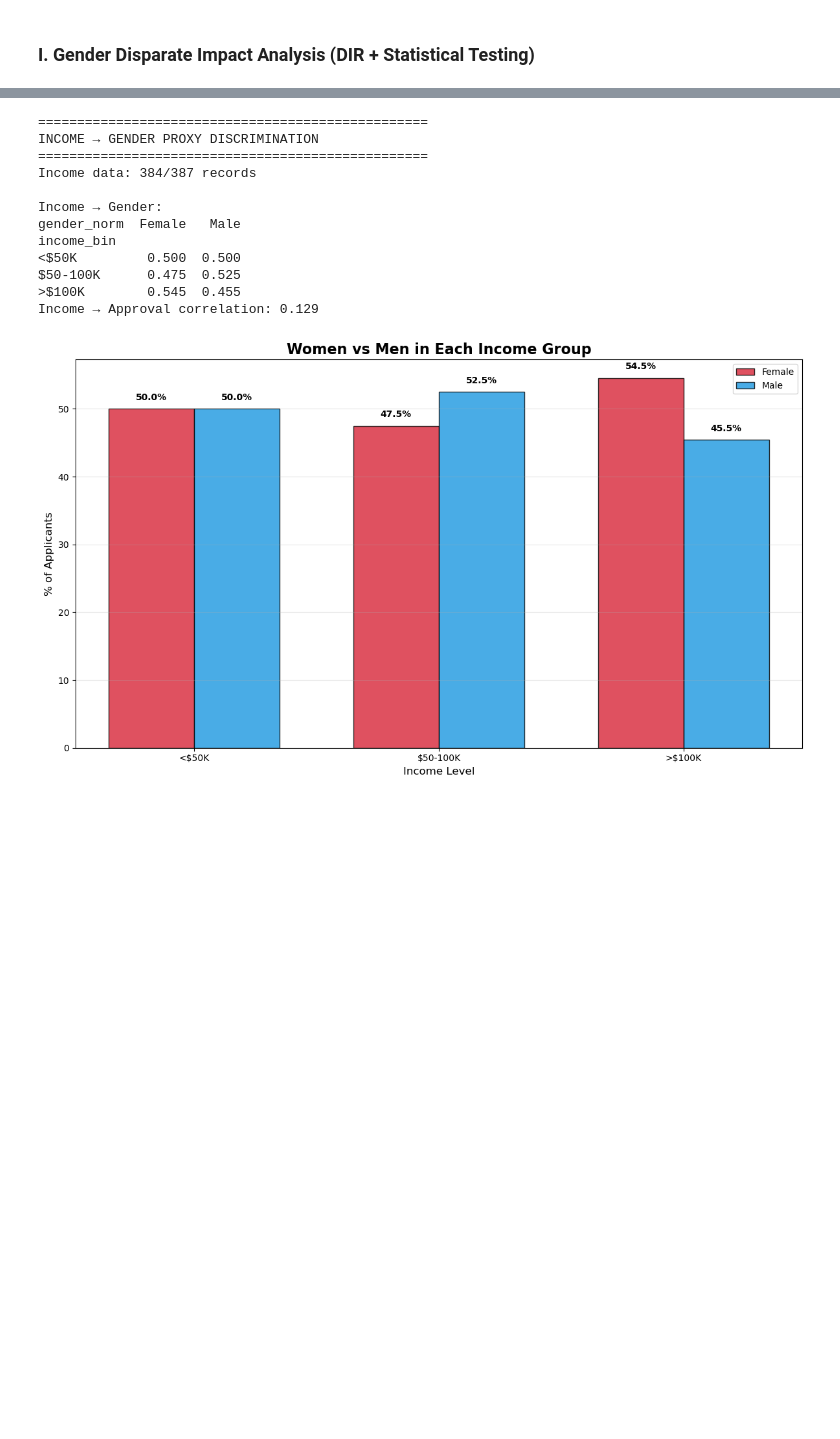
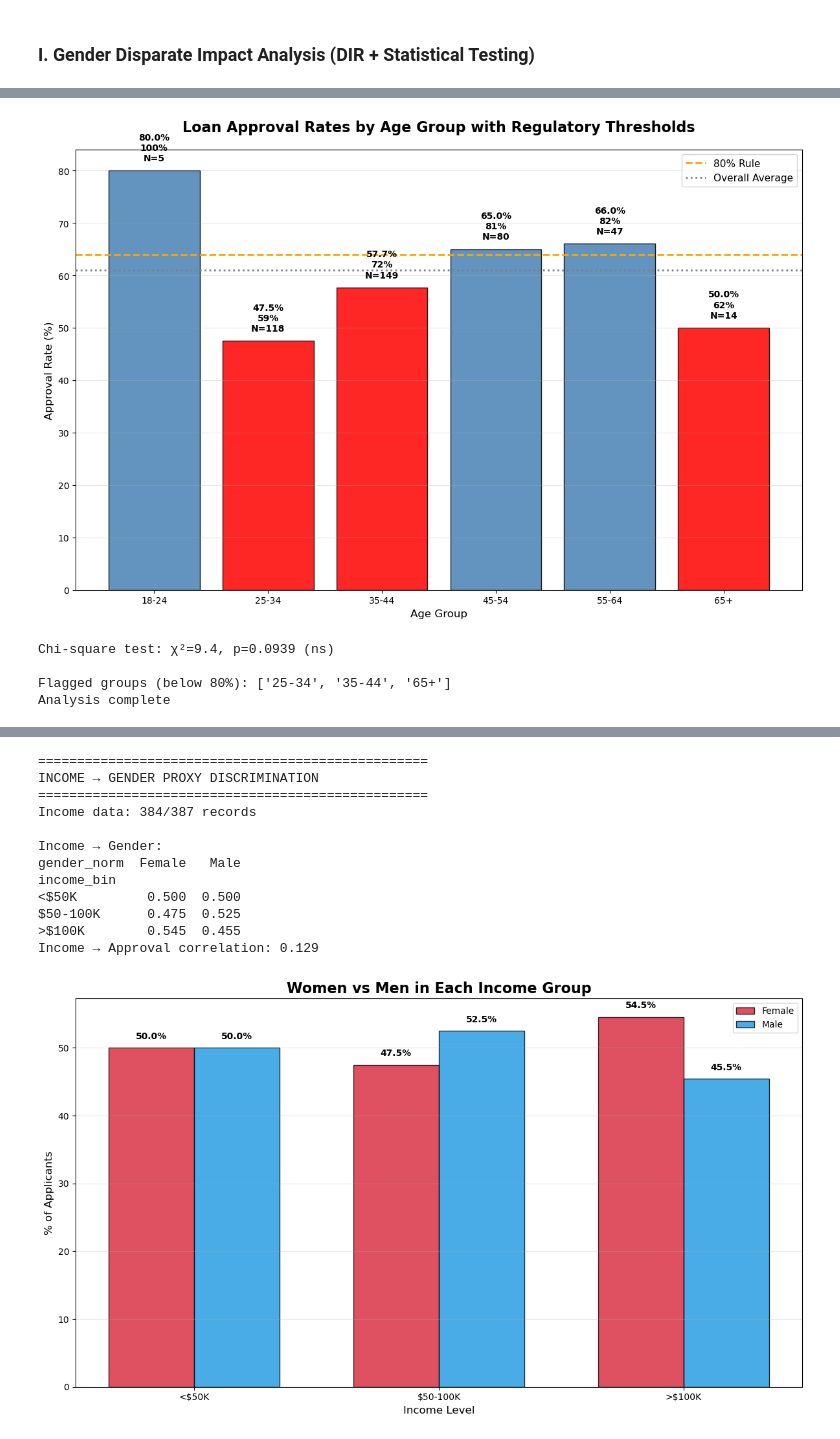
Before and after one commit to korbidietl/dego_gp_txc1, a Jupyter notebook: notebooks/02-bias-analysis.ipynb, the cells around one changed output, grey strips where cells are left out. Saved outputs shown, nothing was run; the diff lists cells and outputs as text; code cells hidden in the pictures; blank space fills up the shorter version.

```diff
--- a/notebooks/02-bias-analysis.ipynb
+++ b/notebooks/02-bias-analysis.ipynb
@@ -46,0 +102,13 @@ Ready for fairness analysis
+# %%
+# Clean up gender
+df['gender_clean'] = df['gender_clean'].replace({'': np.nan, 'NAN': np.nan})
+print(f"Clean gender categories: {df['gender_clean'].value_counts(dropna=True).to_dict()}")
+
+# Age summary
+print(f"Age range: {df['analysis_age_years'].min()} - {df['analysis_age_years'].max()}")
+print(f"Age distribution:\n{df['analysis_age_years'].describe()}")
+
+# Drop rows with missing analysis vars
+df_clean = df.dropna(subset=['gender_clean', 'analysis_age_years'])
+print(f"\nClean dataset for analysis: {df_clean.shape}")
+print("Ready!")
@@ -162,0 +251,62 @@ Statistical Validation: chi-squared contingency test yields p < 0.001 (df=1), re
+# %%
+import pandas as pd
+import matplotlib.pyplot as plt
+from scipy.stats import chi2_contingency
+
+# Data
+df_age = df.dropna(subset=['analysis_age_years', 'decision.loan_approved'])
+
+# Bins
+bins = [18, 25, 35, 45, 55, 65, 100]
+labels = ['18-24', '25-34', '35-44', '45-54', '55-64', '65+']
+df_age['age_bin'] = pd.cut(df_age['analysis_age_years'], bins=bins, labels=labels, right=False)
+
+# Metrics
+metrics = df_age.groupby('age_bin')['decision.loan_approved'].agg(
+    count='count', approved='sum', rate='mean'
+).round(4)
+
+metrics['rate_pct'] = (metrics['rate'] * 100).round(1)
+metrics['disparity'] = metrics['rate'] / metrics['rate'].max()
+metrics['flag'] = metrics['disparity'] < 0.8
+
+print("AGE BIAS ANALYSIS")
+print("="*40)
+print(metrics[['count', 'approved', 'rate_pct', 'disparity', 'flag']])
+
+# CHART
+plt.figure(figsize=(12, 8))
+
+colors = ['red' if f else 'steelblue' for f in metrics['flag']]
+bars = plt.bar(metrics.index, metrics['rate_pct'], color=colors, alpha=0.85, edgecolor='black')
+
+# Thresholds
+plt.axhline(y=metrics['rate'].max()*80, color='orange', ls='--', lw=2, label='80% Rule')
+plt.axhline(y=metrics['rate'].mean()*100, color='gray', ls=':', lw=2, label='Overall Average')
+
+plt.title('Loan Approval Rates by Age Group with Regulatory Thresholds',
+          fontweight='bold', fontsize=16, pad=20)
+plt.ylabel('Approval Rate (%)', fontsize=12)
+plt.xlabel('Age Group', fontsize=12)
+plt.legend(fontsize=11)
+plt.grid(axis='y', alpha=0.3)
+
+# Labels
+label_data = list(zip(metrics['rate_pct'], metrics['disparity'], metrics['count']))
+for bar, (pct, disp, n) in zip(bars, label_data):
+    plt.text(bar.get_x() + bar.get_width()/2, bar.get_height() + 1.5,
+             f'{pct}%\n{disp:.0%}\nN={n:,}', ha='center', va='bottom',
+             fontweight='bold', fontsize=10)
+
+plt.xticks(rotation=0)
+plt.tight_layout()
+plt.show()
+
+# Stats
+chi2, p = chi2_contingency(pd.crosstab(df_age['age_bin'], df_age['decision.loan_approved']))[:2]
+print(f"\nChi-square test: χ²={chi2:.1f}, p={p:.4f} ({'***' if p<0.01 else '**' if p<0.05 else 'ns'})")
+
+violations = metrics[metrics['flag']]
+print(f"\nFlagged groups (below 80%): {list(violations.index)}")
+print("Analysis complete")
+# %% [output]
@@ -163 +323,6 @@ Statistical Validation: chi-squared contingency test yields p < 0.001 (df=1), re
+[figure, added]
+Chi-square test: χ²=9.4, p=0.0939 (ns)
+
+Flagged groups (below 80%): ['25-34', '35-44', '65+']
+Analysis complete
 # %% [markdown]
```
Also changed, not shown: parts of 11 cells of this notebook.
